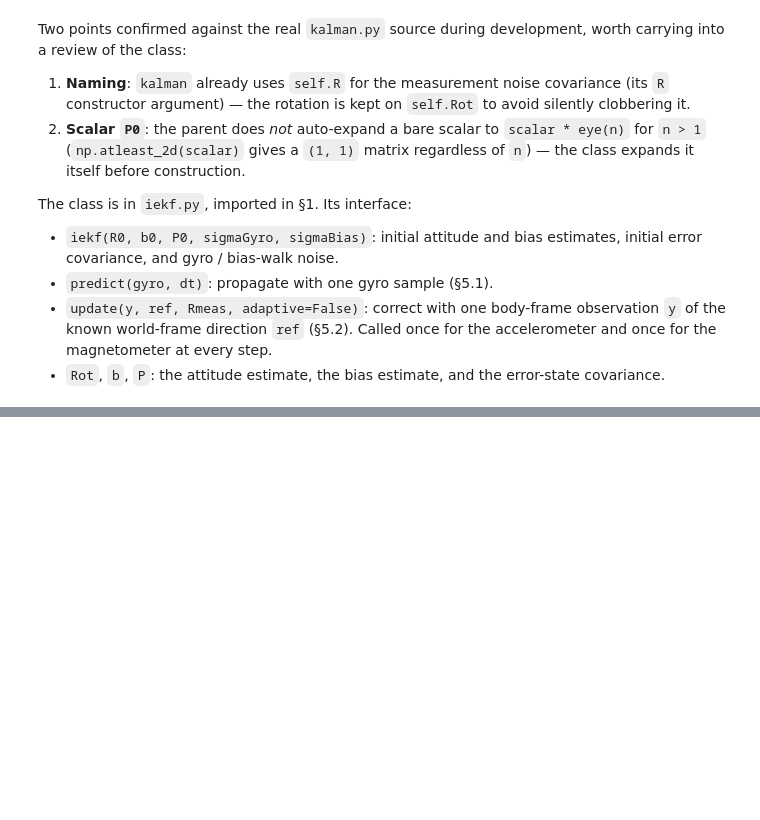
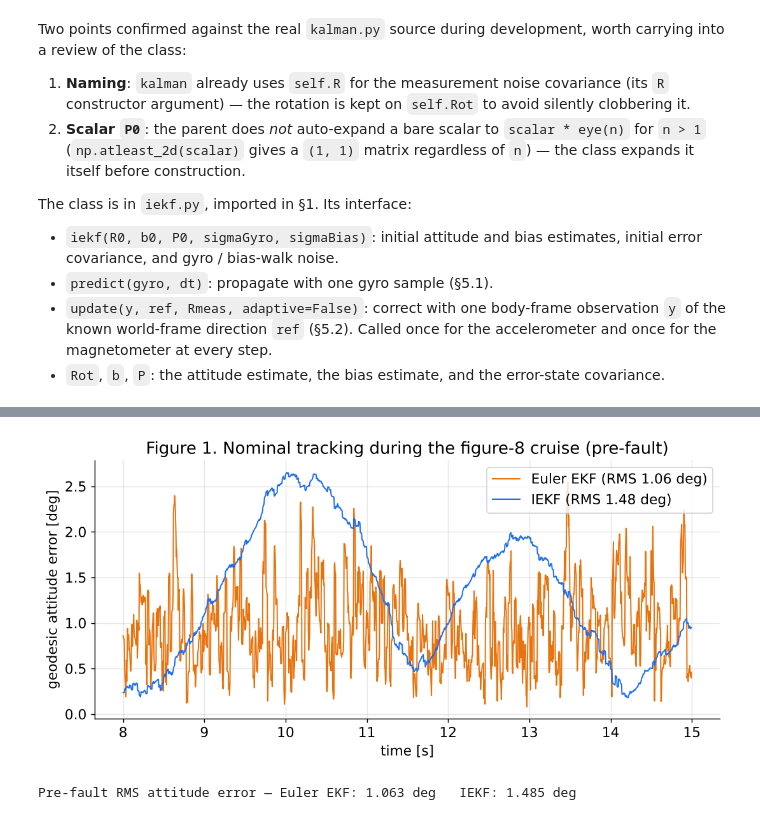
Before and after one commit to c4dynamics/c4dynamics, a Jupyter notebook: docs/source/programs/iekf_estimation/iekf.ipynb, the cells around one changed output, grey strips where cells are left out. Cells and saved outputs as stored; diff of their text form; code cells hidden in the pictures; blank space fills up the shorter version.

```diff
--- a/docs/source/programs/iekf_estimation/iekf.ipynb
+++ b/docs/source/programs/iekf_estimation/iekf.ipynb
@@ -759,17 +598,0 @@ that comparison.
-# %%
-R0bad = expSO3(np.array([0.0, 0.0, np.pi/2]))
-filtB = iekf(R0=R0bad, b0=np.zeros(3), P0=P0block(90, 3),
-             sigmaGyro=sigmaGyro, sigmaBias=1e-3)
-
-errB = np.zeros(N)
-for k in range(1, N):
-    filtB.predict(gyro=gyro[:, k-1], dt=dt)
-    filtB.update(y=acc[:, k], ref=gRef, Rmeas=Racc, adaptive=True)
-    filtB.update(y=mag[:, k], ref=mRef, Rmeas=Rmag, adaptive=True)
-    errB[k] = np.rad2deg(np.linalg.norm(logSO3(Rtrue[:,:,k].T @ filtB.Rot)))
-
-above = np.where(errB >= 5)[0]
-convIdx = 0 if len(above) == 0 else (above[-1] + 1)
-convT = convIdx / Fs if convIdx < N else float('nan')
-print(f"Converges under 5 deg at t = {convT:.2f} s, and never exceeds it again "
-      f"for the remaining {t[-1]-convT:.1f} s of the run.")
@@ -904,0 +765,12 @@ which is the safer direction to be wrong in.
+# %%
+t_fault = 15.0
+k_fault = int(np.argmin(np.abs(t - t_fault)))
+fault_axis = np.array([0.0, 1.0, 0.0])
+fault_angle = np.deg2rad(90.0)
+
+def inject_fault(R_true_now):
+    return R_true_now @ expSO3(fault_angle * fault_axis)
+
+print(f"Attitude fault scheduled at t={t[k_fault]:.3f} s (index {k_fault}): "
+      f"a {np.rad2deg(fault_angle):.0f} deg rotation about {fault_axis}, injected identically "
+      f"into both filters' estimates, with no covariance change.")
@@ -904,0 +868,16 @@ which is the safer direction to be wrong in.
+# %%
+pre = (t >= 8) & (t < t_fault)
+rmse_euler_pre = np.sqrt(np.mean(errEuler[pre]**2))
+rmse_iekf_pre = np.sqrt(np.mean(errIekf[pre]**2))
+
+fig, ax = plt.subplots(figsize=(8.5, 4.2), dpi=130)
+ax.plot(t[pre], errEuler[pre], color='#e8720c', lw=1.1, label=f'Euler EKF (RMS {rmse_euler_pre:.2f} deg)')
+ax.plot(t[pre], errIekf[pre], color='#1f6feb', lw=1.1, label=f'IEKF (RMS {rmse_iekf_pre:.2f} deg)')
+ax.set_xlabel('time [s]'); ax.set_ylabel('geodesic attitude error [deg]')
+ax.set_title('Figure 1. Nominal tracking during the figure-8 cruise (pre-fault)')
+ax.legend(); plt.tight_layout(); plt.show()
+
+print(f"Pre-fault RMS attitude error — Euler EKF: {rmse_euler_pre:.3f} deg   IEKF: {rmse_iekf_pre:.3f} deg")
+# %% [output]
+[figure, added]
+Pre-fault RMS attitude error — Euler EKF: 1.063 deg   IEKF: 1.485 deg
```
Also changed, not shown: parts of 76 cells of this notebook.
